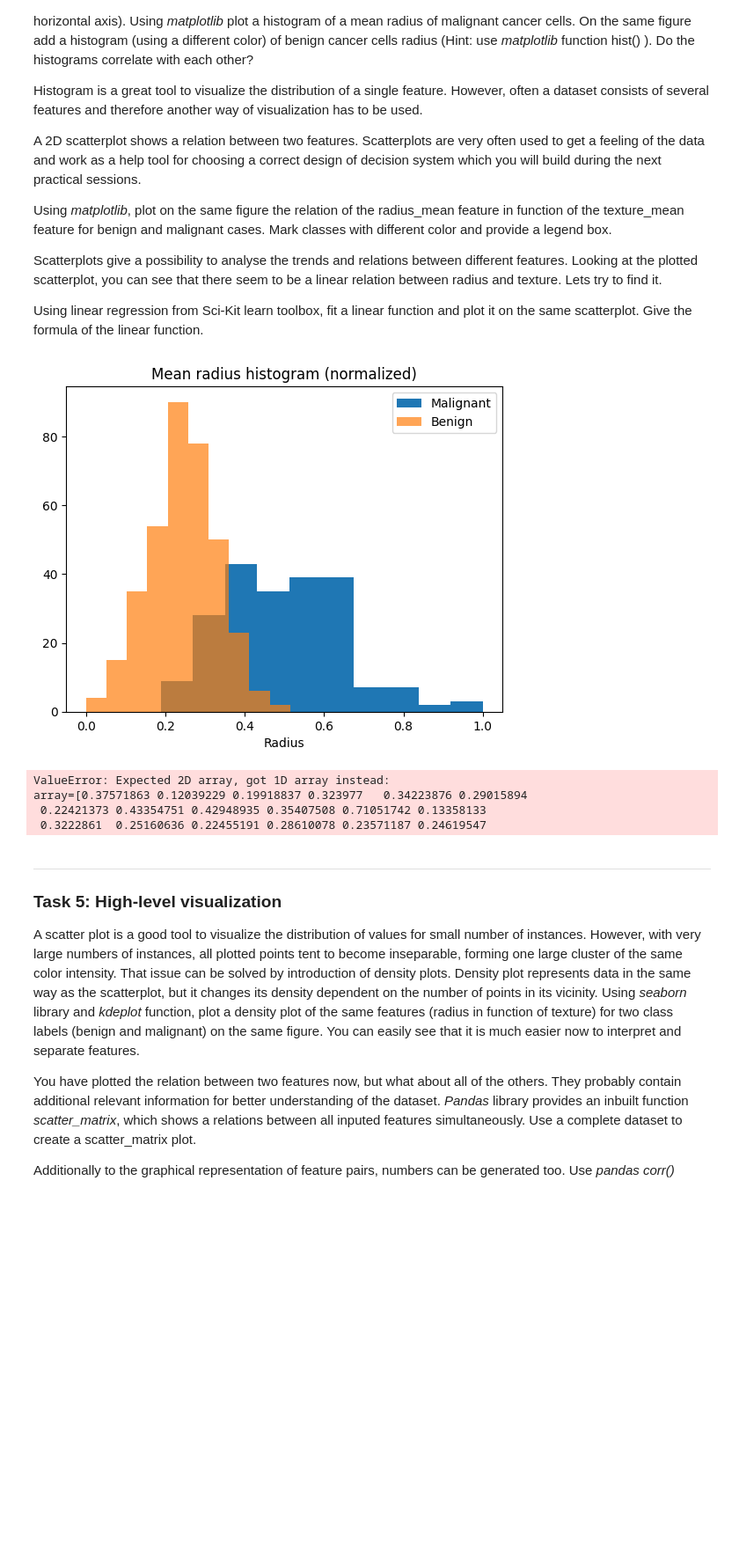
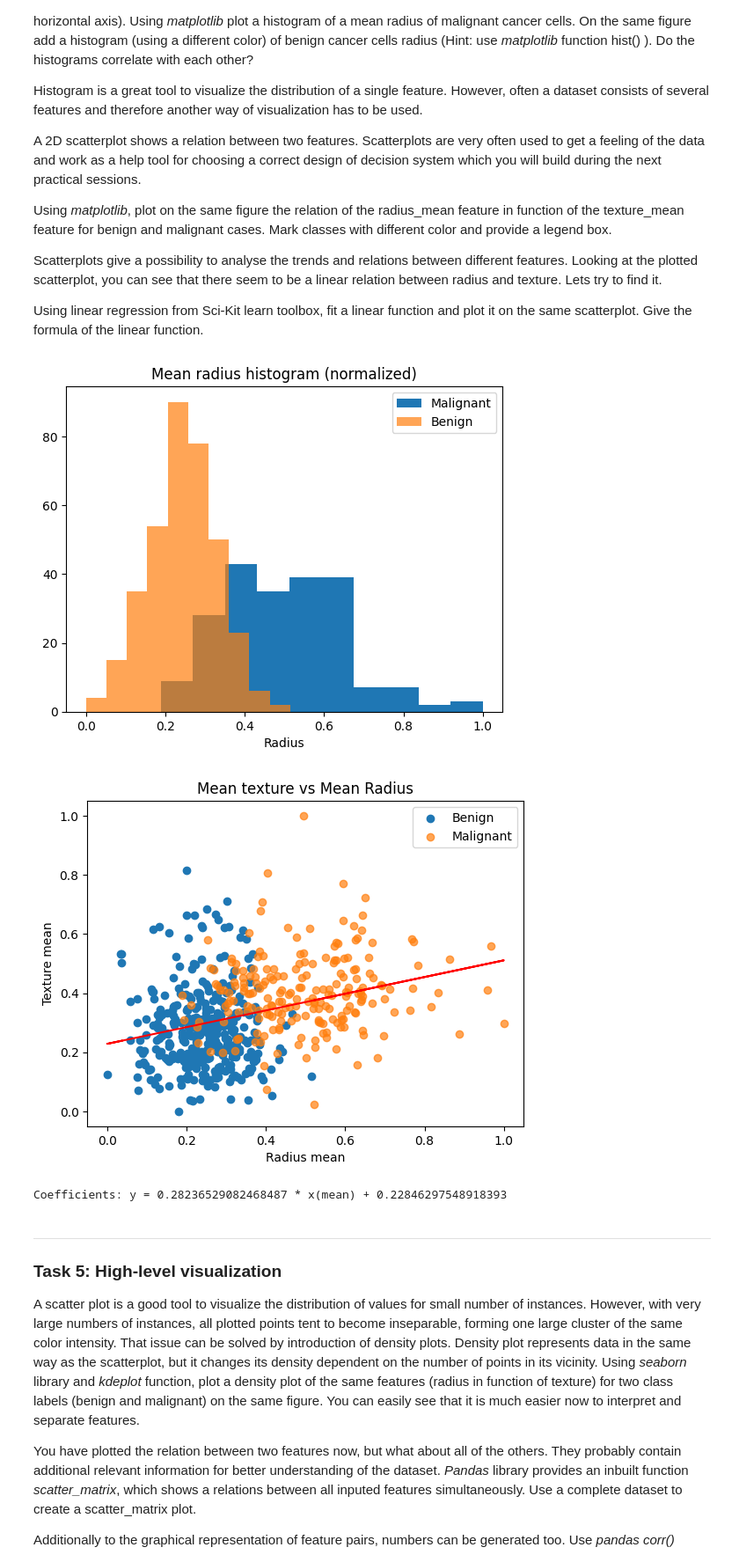
Before and after one commit to cesarz10/Health-Information, a Jupyter notebook: WPO-1/WPO1_Student.ipynb, the cells around one changed output. Shown at 88% size. Drawn from its saved outputs; the diff is of its cells as text; code cells hidden in the pictures; blank space fills up the shorter version.

```diff
--- a/WPO-1/WPO1_Student.ipynb
+++ b/WPO-1/WPO1_Student.ipynb
@@ -264,45 +264,42 @@ Using linear regression from Sci-Kit learn toolbox, fit a linear function and pl
 # %%
 from matplotlib import pyplot as plt
 from sklearn.linear_model import LinearRegression
-from sklearn.model_selection import train_test_split
 
 # Histogram of the mean radius (normalized) for borth Benign and Malignant types
 plt.hist(df_malignant['radius_mean_N'], label='Malignant')
 plt.hist(df_benign['radius_mean_N'], alpha=0.7, label='Benign')
 plt.legend()
 plt.title('Mean radius histogram (normalized)')
 plt.xlabel('Radius')
 
 plt.show()
 
 # Scatter plot of mean radius in function of mean texture for both Benign and Malignant types. Plot includes linear regression
-combined_data_texture = list(df_benign['texture_mean_N'])+list(df_malignant['texture_mean_N']) # x
-combined_data_radius = list(df_benign['radius_mean_N'])+list(df_malignant['radius_mean_N']) # y
+x_reshape = df_normalized['radius_mean_N'].values.reshape(-1, 1)
+y_vals = df_normalized['texture_mean_N']
 
-X_train, X_test, y_train, y_test = train_test_split(combined_data_texture, combined_data_radius, test_size=0.2, random_state=30)
+regression = LinearRegression()
+regression.fit(x_reshape, y_vals) # train model using train data
+y_prediction = regression.predict(x_reshape)
 
-# regression = LinearRegression()
-# regression.fit(X_train, y_train) # train model using train data
-# y_prediction = regression.predict(X_test)
+coefficients = [regression.coef_[0], regression.intercept_]
 
-# coefficients = regression.coef_
+# plotting scatter + regression
+plt.scatter(df_benign['radius_mean_N'], df_benign['texture_mean_N'], label="Benign")
+plt.scatter(df_malignant['radius_mean_N'], df_malignant['texture_mean_N'], label="Malignant", alpha=0.7)
+plt.plot(x_reshape, y_prediction, color='red')
+plt.title("Mean texture vs Mean Radius")
+plt.xlabel("Radius mean")
+plt.ylabel("Texture mean")
+plt.legend()
 
-# # plotting scatter + regression
-# plt.scatter(df_benign['texture_mean_N'], df_benign['radius_mean_N'], label="Benign")
-# plt.scatter(df_malignant['texture_mean_N'], df_malignant['radius_mean_N'], label="Malignant", alpha=0.7)
-# plt.plot(X_test, y_prediction, color='red')
-# plt.title("Mean texture vs Mean Radius")
-# plt.xlabel("Texture mean")
-# plt.ylabel("Radius mean")
-# plt.legend()
+plt.show()
 
-# plt.show()
+print(f"Coefficients: y = {coefficients[0]} * x(mean) + {coefficients[1]}")
 # %% [output]
 [figure]
+[figure, added]
-ValueError: Expected 2D array, got 1D array instead:
-array=[0.37571863 0.12039229 0.19918837 0.323977   0.34223876 0.29015894
- 0.22421373 0.43354751 0.42948935 0.35407508 0.71051742 0.13358133
- 0.3222861  0.25160636 0.22455191 0.28610078 0.23571187 0.24619547
+Coefficients: y = 0.28236529082468487 * x(mean) + 0.22846297548918393
 # %% [markdown]
 ***
 ### Task 5: High-level visualization
```
